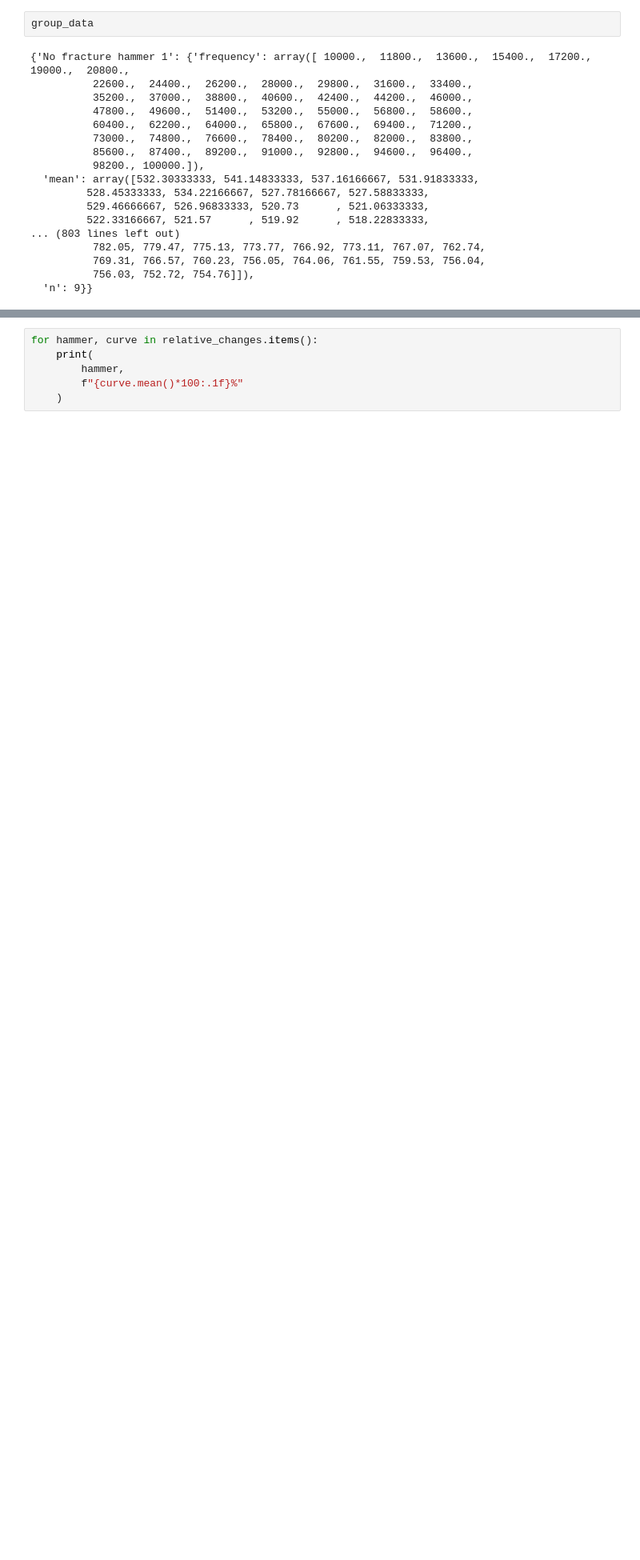
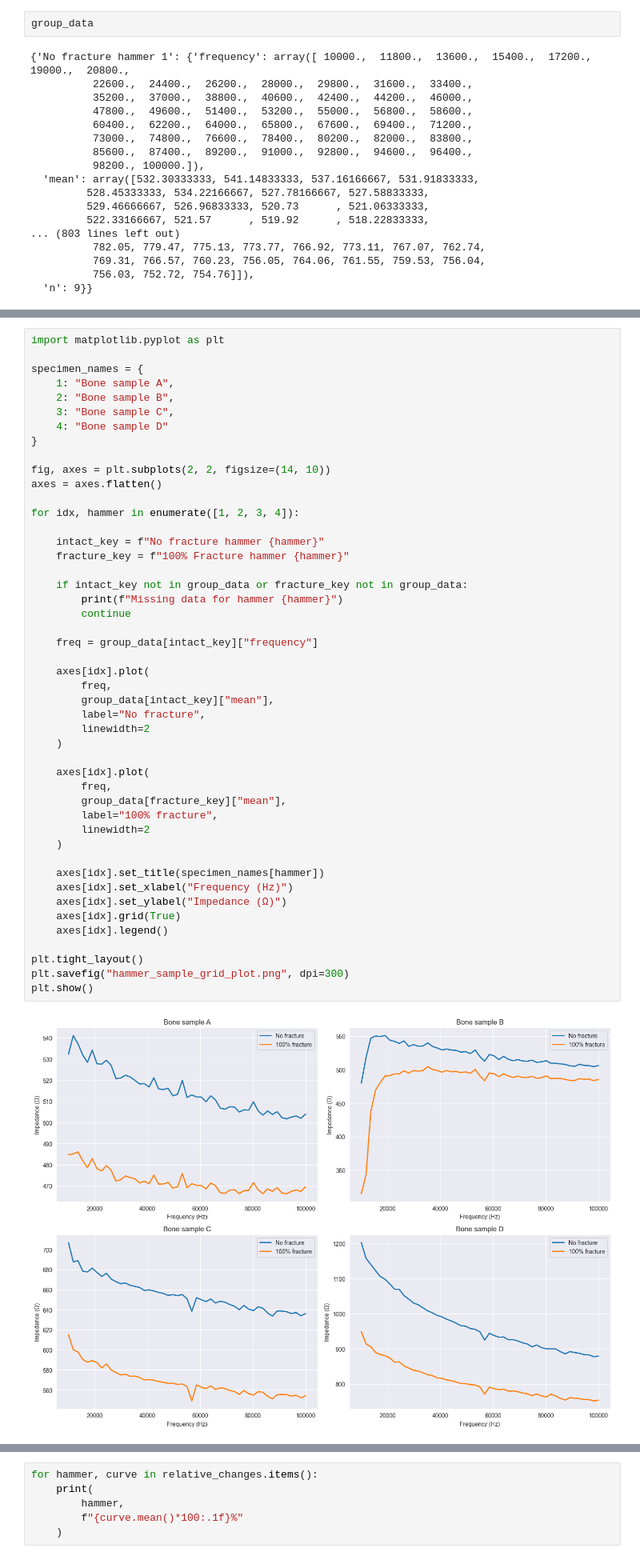
Before and after one commit to Kerbusch/bone-impedance-research, a Jupyter notebook: plot diffeneces.ipynb, the cells around one changed output, grey strips where cells are left out. Shown at 80% size. Drawn from its saved outputs; the diff is of its cells as text; blank space fills up the shorter version.

```diff
--- a/plot diffeneces.ipynb
+++ b/plot diffeneces.ipynb
@@ -105,3 +134,52 @@ group_data
+# %%
+import matplotlib.pyplot as plt
+
+specimen_names = {
+    1: "Bone sample A",
+    2: "Bone sample B",
+    3: "Bone sample C",
+    4: "Bone sample D"
+}
+
+fig, axes = plt.subplots(2, 2, figsize=(14, 10))
+axes = axes.flatten()
+
+for idx, hammer in enumerate([1, 2, 3, 4]):
+
+    intact_key = f"No fracture hammer {hammer}"
+    fracture_key = f"100% Fracture hammer {hammer}"
+
+    if intact_key not in group_data or fracture_key not in group_data:
+        print(f"Missing data for hammer {hammer}")
+        continue
+
+    freq = group_data[intact_key]["frequency"]
+
+    axes[idx].plot(
+        freq,
+        group_data[intact_key]["mean"],
+        label="No fracture",
+        linewidth=2
+    )
+
+    axes[idx].plot(
+        freq,
+        group_data[fracture_key]["mean"],
+        label="100% fracture",
+        linewidth=2
+    )
+
+    axes[idx].set_title(specimen_names[hammer])
+    axes[idx].set_xlabel("Frequency (Hz)")
+    axes[idx].set_ylabel("Impedance (Ω)")
+    axes[idx].grid(True)
+    axes[idx].legend()
+
+plt.tight_layout()
+plt.savefig("hammer_sample_grid_plot.png", dpi=300)
+plt.show()
+# %% [output]
+[figure, added]
 # %%
 import matplotlib.pyplot as plt
 import numpy as np
```
Also changed, not shown: parts of 7 cells of this notebook, 2 other files.
